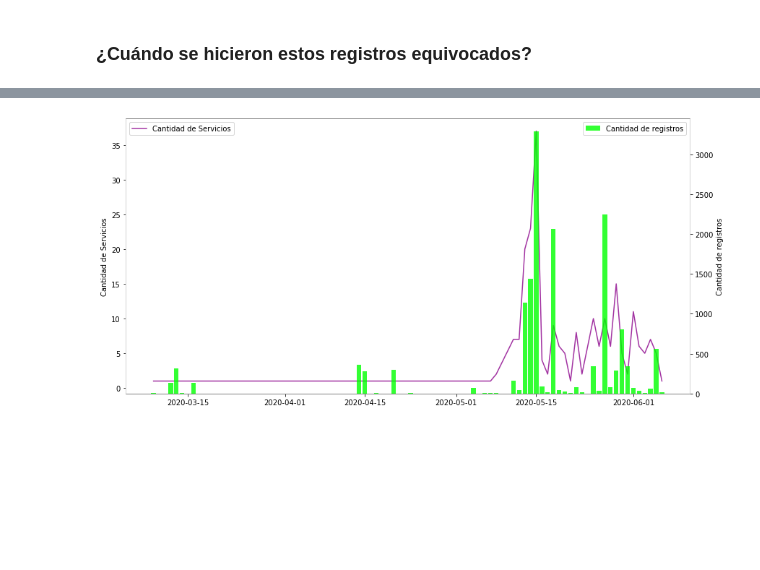
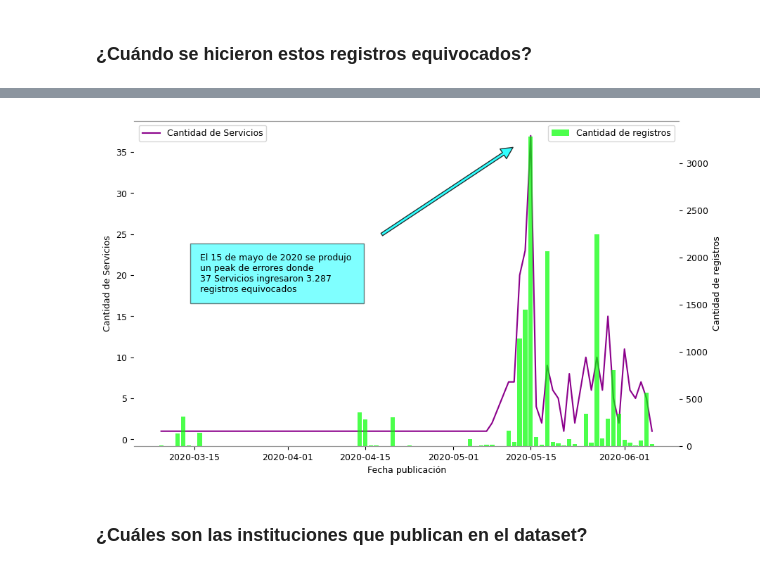
Before and after one commit to josemoragonzalez/PublicEmployment, a Jupyter notebook: informe.ipynb, the cells around one changed output, grey strips where cells are left out. Saved outputs shown, nothing was run; the diff lists cells and outputs as text; code cells hidden in the pictures; blank space fills up the shorter version.

```diff
--- a/informe.ipynb
+++ b/informe.ipynb
@@ -126,14 +126,15 @@ cnxn.close()
 # %%
 import matplotlib.pyplot as plt
 import numpy as np
+plt.style.use('fast')
 
 y = df2['Cantidad de registros']
 x = df2['mesAño']
 
-fig, ax = plt.subplots(figsize=(14,7))
+fig, ax = plt.subplots(figsize=(10,6))
 plt.xticks(rotation=90)
 plt.tight_layout()
-plt.bar(x, y, width=0.5, color='darkcyan')
+plt.bar(x, y, width=1, color='darkturquoise')
 stepsize = 5
 start, end = ax.get_xlim()
 ax.xaxis.set_ticks(np.arange(start, end, stepsize))
@@ -148,13 +149,14 @@ ax.legend(['Cantidad de registros por periodo'], loc = 'upper left', shadow = Fa
 
 plt.text(df2['mesAño'][df2[df2['mesAño'] == '2013-Diciembre'].index.values[0]], 650000,\
          'Datos anteriores enero-2014 \n parecen ser irrelevantes ', color = 'grey',\
-        horizontalalignment='right')
+        horizontalalignment='right', fontsize=12)
 
 plt.text(df2['mesAño'][df2[df2['mesAño'] == '2020-Mayo'].index.values[0]], 650000,\
          ' Datos posteriores a Abril-2020\n   parecen ser irrelevantes', color = 'grey',\
-        horizontalalignment='left')
+        horizontalalignment='left', fontsize=12)
 
 ax.axvline(x='2013-Diciembre', color = 'grey', ls = '--')
 ax.axvline(x='2020-Mayo', color = 'grey', ls = '--')
+plt.savefig('fig1.png')
 plt.show()
 # %% [output]
@@ -182,7 +184,8 @@ rank10 = df3.sort_values(by='cant_periodos', ascending=False).head(10).sort_valu
 # %% [output]
 212
 # %%
-fig, (ax0, ax1) = plt.subplots(nrows=1,ncols=2, figsize=(14,7))
+plt.rcParams.update({'font.size': 9})
+fig, (ax0, ax1) = plt.subplots(nrows=1,ncols=2, figsize=(10,6))
 y1 = rank10['OrganismoNombre']
 x1 = rank10['cant_periodos']
 
@@ -235,25 +247,32 @@ cnxn.close()
 # %%
-fig, ax = plt.subplots(figsize=(14,7))
+fig, ax = plt.subplots(figsize=(10,6))
 ax1 = ax.twinx()
-ax.plot(df4['fecha'], df4['cantidadservicios'], alpha=0.8, c='darkmagenta')
-ax1.bar(df4['fecha'], df4['cantidadregistros'], alpha=0.8, color='lime')
+ax.plot(df4['fecha'], df4['cantidadservicios'], c='darkmagenta')
+ax1.bar(df4['fecha'], df4['cantidadregistros'], alpha=0.7, color='lime')
 
 ax.set(ylabel='Cantidad de Servicios')
 ax1.set(ylabel='Cantidad de registros')
 ax.legend(['Cantidad de Servicios'], loc='upper left')
 ax1.legend(['Cantidad de registros'], loc='upper right')
 
 # color de los ejes
-ax0.spines['bottom'].set_color('#999')
-ax0.spines['top'].set_color('#999')
-ax0.spines['right'].set_color('white')
-ax0.spines['left'].set_color('white')
+ax.spines['bottom'].set_color('#999')
+ax.spines['top'].set_color('#999')
+ax.spines['right'].set_color('white')
+ax.spines['left'].set_color('white')
 
 ax1.spines['bottom'].set_color('#999')
 ax1.spines['top'].set_color('#999')
 ax1.spines['right'].set_color('white')
 ax1.spines['left'].set_color('white')
+ax1.set_xlabel('Fecha publicación')
+ax.set_xlabel('Fecha publicación')
+ax.annotate('El 15 de mayo de 2020 se produjo \nun peak de errores donde \n37 Servicios ingresaron 3.287 \nregistros equivocados', xy=(df4[df4['fecha']== '2020-05-15']['fecha'],37)
+            , xytext=(df4[df4['fecha']== '2020-03-16']['fecha'],18), arrowprops=dict(facecolor='cyan', alpha=0.8,shrink=0.1, width=3), bbox={'facecolor': 'cyan', 'alpha': 0.5, 'pad': 10})
+
 
 plt.show()
 # %% [output]
-[figure, old version]
+[figure, new version]
+# %% [markdown]
+### ¿Cuáles son las instituciones que publican en el dataset?
```
Also changed, not shown: parts of 71 cells of this notebook, 18 other files.
